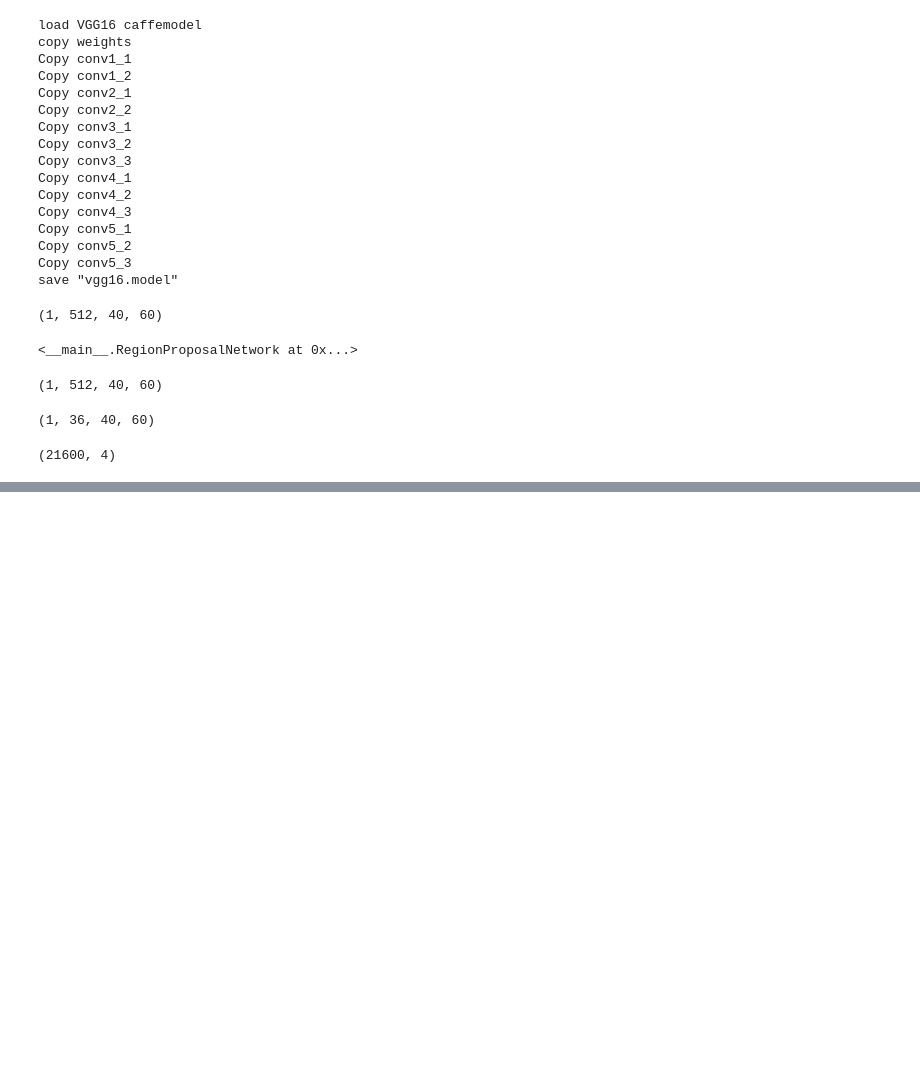
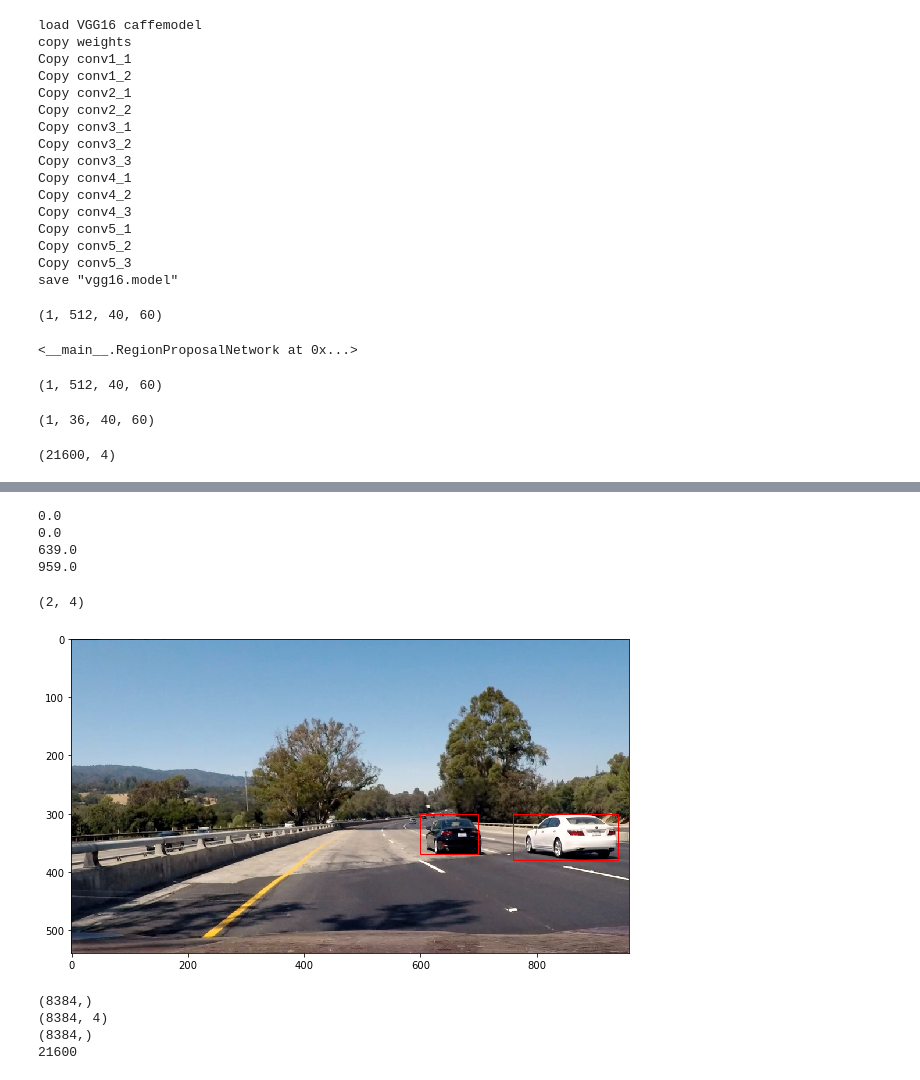
Before and after one commit to Walter1218/self_driving_car_ND, a Jupyter notebook: faster_rcnn_explorer/Untitled.ipynb, the cells around one changed output, grey strips where cells are left out. Drawn from its saved outputs; the diff is of its cells as text; code cells hidden in the pictures; blank space fills up the shorter version.

```diff
--- a/faster_rcnn_explorer/Untitled.ipynb
+++ b/faster_rcnn_explorer/Untitled.ipynb
@@ -359,0 +360,24 @@ for i in range(shifts.shape[0]):
+# %%
+#scan the minimum anchor box
+print(np.min(pred[:,3]-pred[:,1]))
+print(np.min(pred[:,2]-pred[:,0]))
+print(np.max(pred[:,3]-pred[:,1]))
+print(np.max(pred[:,2]-pred[:,0]))
+# %% [output]
+0.0
+0.0
+639.0
+959.0
+# %%
+#add ground truth
+gt_boxes = np.array([[600,300,700,370],[760,300,940,380]])
+print(gt_boxes.shape)
+im = Image.open("test4.jpg")
+im.thumbnail((960, 640), Image.ANTIALIAS)
+plt.imshow(im)
+currentAxis = plt.gca()
+for i in range(2):
+    currentAxis.add_patch(plt.Rectangle((gt_boxes[i,0], gt_boxes[i,1]), gt_boxes[i,2]-gt_boxes[i,0], gt_boxes[i,3]-gt_boxes[i,1], fill=False, edgecolor= 'r', linewidth=1))
+# %% [output]
+(2, 4)
+[figure, added]
@@ -359,0 +397,10 @@ for i in range(shifts.shape[0]):
+# %%
+print(np.array(bbox_labels).shape)
+print(np.array(bbox_reg_targets).shape)
+print(np.array(inds_inside).shape)
+print(np.array(n_all_bbox))
+# %% [output]
+(8384,)
+(8384, 4)
+(8384,)
+21600
```
Also changed, not shown: parts of 16 cells of this notebook, 2 other files.
